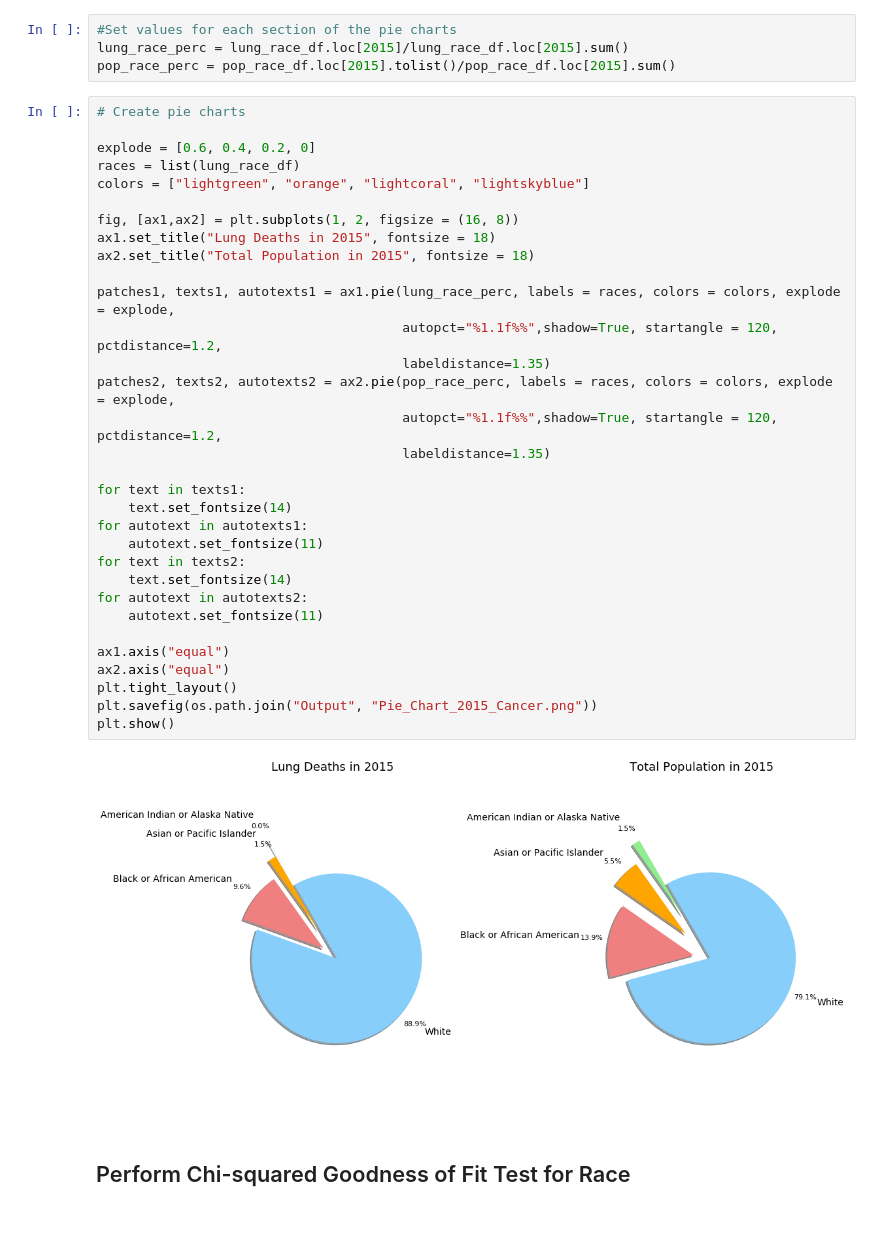
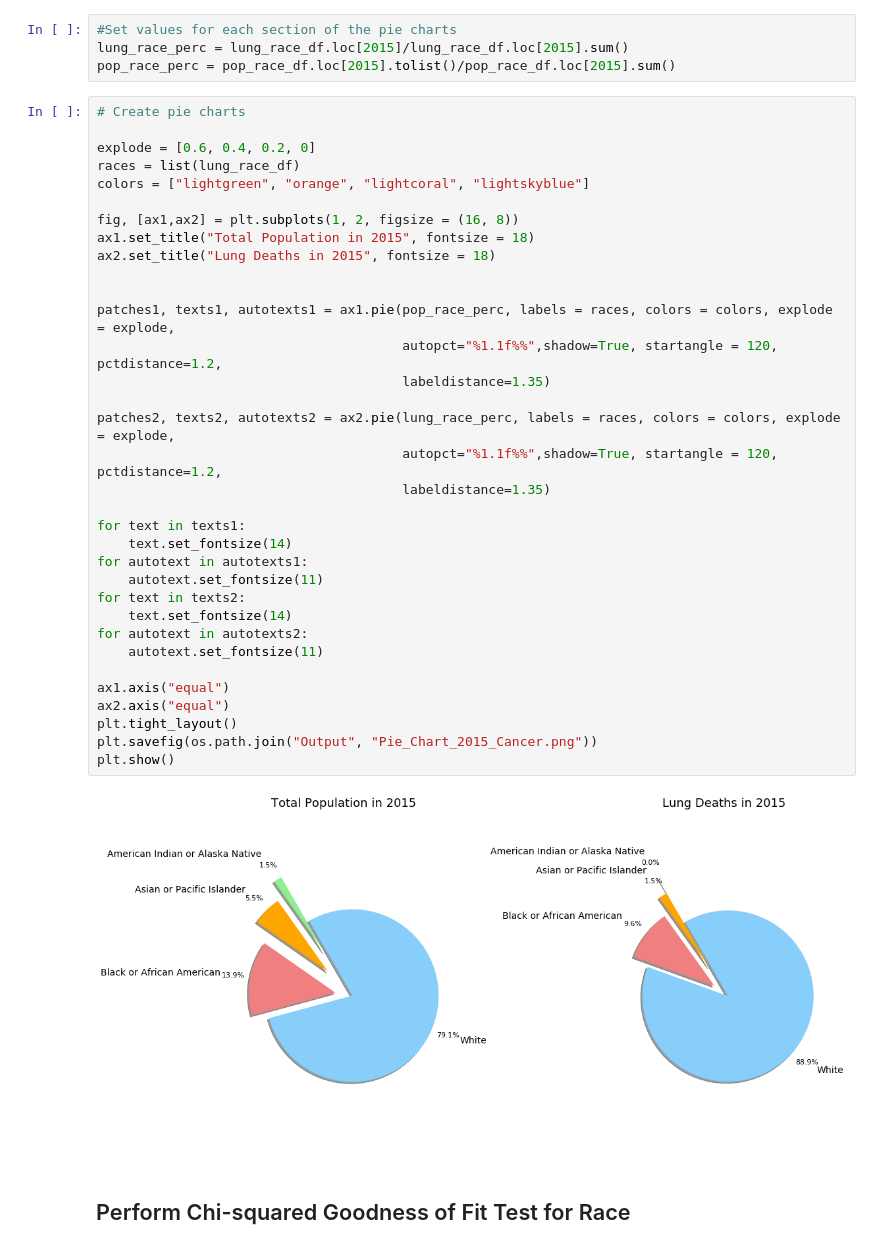
Before and after one commit to gretelup/dataviz-project1, a Jupyter notebook: CDC_Pie_Chart.ipynb, the cells around one changed output. Drawn from its saved outputs; the diff is of its cells as text; blank space fills up the shorter version.

Commit message:
Updated pie chart and deleted obsolete script

```diff
--- a/CDC_Pie_Chart.ipynb
+++ b/CDC_Pie_Chart.ipynb
@@ -78,37 +78,39 @@ pop_race_perc = pop_race_df.loc[2015].tolist()/pop_race_df.loc[2015].sum()
 # %%
 # Create pie charts
 
 explode = [0.6, 0.4, 0.2, 0]
 races = list(lung_race_df)
 colors = ["lightgreen", "orange", "lightcoral", "lightskyblue"]
 
 fig, [ax1,ax2] = plt.subplots(1, 2, figsize = (16, 8))
-ax1.set_title("Lung Deaths in 2015", fontsize = 18)
-ax2.set_title("Total Population in 2015", fontsize = 18)
+ax1.set_title("Total Population in 2015", fontsize = 18)
+ax2.set_title("Lung Deaths in 2015", fontsize = 18)
 
-patches1, texts1, autotexts1 = ax1.pie(lung_race_perc, labels = races, colors = colors, explode = explode,
+
+patches1, texts1, autotexts1 = ax1.pie(pop_race_perc, labels = races, colors = colors, explode = explode,
                                        autopct="%1.1f%%",shadow=True, startangle = 120, pctdistance=1.2,
                                        labeldistance=1.35)
-patches2, texts2, autotexts2 = ax2.pie(pop_race_perc, labels = races, colors = colors, explode = explode,
+
+patches2, texts2, autotexts2 = ax2.pie(lung_race_perc, labels = races, colors = colors, explode = explode,
                                        autopct="%1.1f%%",shadow=True, startangle = 120, pctdistance=1.2,
                                        labeldistance=1.35)
 
 for text in texts1:
     text.set_fontsize(14)
 for autotext in autotexts1:
     autotext.set_fontsize(11)
 for text in texts2:
     text.set_fontsize(14)
 for autotext in autotexts2:
     autotext.set_fontsize(11)
 
 ax1.axis("equal")
 ax2.axis("equal")
 plt.tight_layout()
 plt.savefig(os.path.join("Output", "Pie_Chart_2015_Cancer.png"))
 plt.show()
 # %% [output]
-[figure, old version]
+[figure, new version]
 # %% [markdown]
 ## Perform Chi-squared Goodness of Fit Test for Race
 # %%
```
Also changed, not shown: parts of 1 cell of this notebook, 2 other files.
